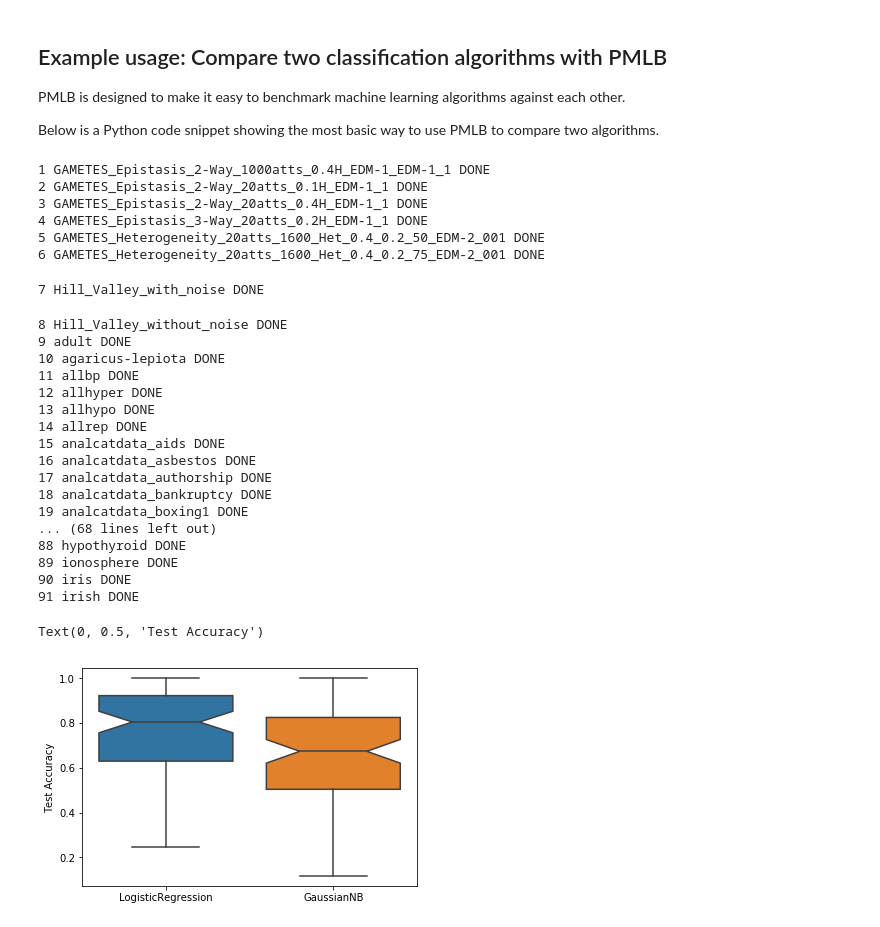
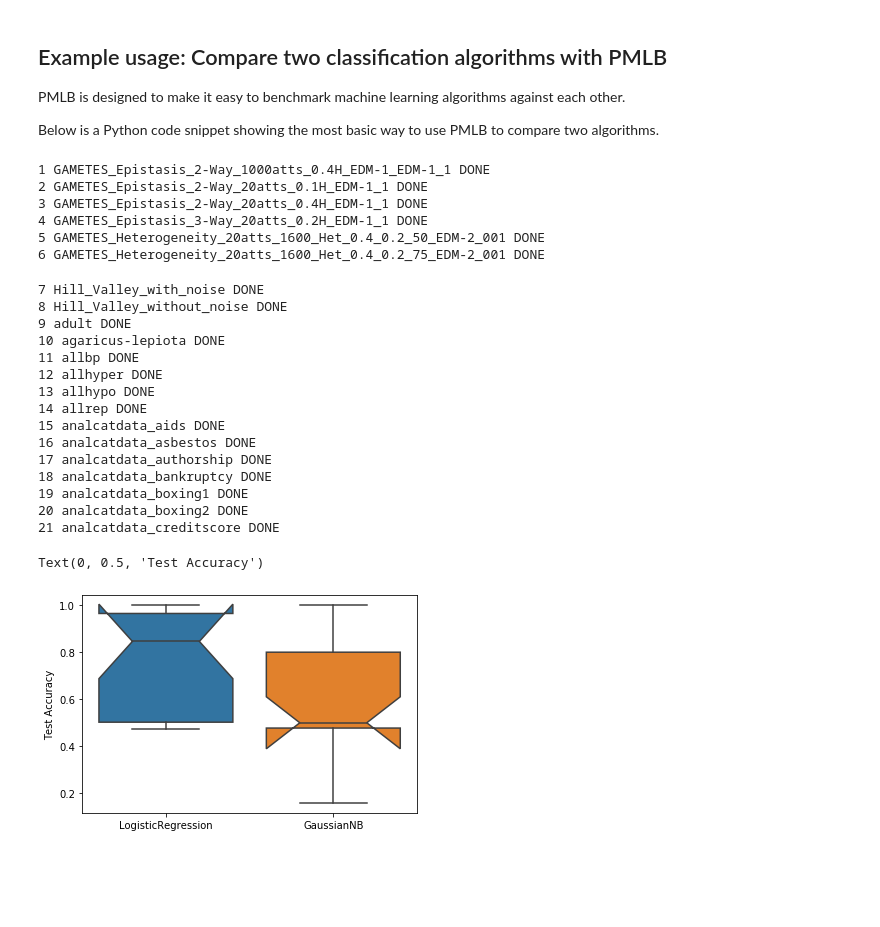
Before and after one commit to webvalley/scientific-python, a Jupyter notebook: 4-pmlb.ipynb, the cells around one changed output. Cells and saved outputs as stored; diff of their text form; code cells hidden in the pictures; blank space fills up the shorter version.

```diff
--- a/4-pmlb.ipynb
+++ b/4-pmlb.ipynb
@@ -223,50 +241,47 @@ from pmlb import fetch_data, classification_dataset_names
 logit_test_scores = []
 gnb_test_scores = []
 
 for i, classification_dataset in enumerate(classification_dataset_names):
-    if i > 90:
+    if i > 20:
         break
 
     X, y = fetch_data(classification_dataset, return_X_y=True)
     train_X, test_X, train_y, test_y = train_test_split(X, y)
 
     logit = LogisticRegression(solver='liblinear', multi_class='auto', )
     gnb = GaussianNB()
 
     logit.fit(train_X, train_y)
     gnb.fit(train_X, train_y)
 
     logit_test_scores.append(logit.score(test_X, test_y))
     gnb_test_scores.append(gnb.score(test_X, test_y))
     print('{} {} DONE'.format(i+1, classification_dataset))
 
 sb.boxplot(data=[logit_test_scores, gnb_test_scores], notch=True)
 plt.xticks([0, 1], ['LogisticRegression', 'GaussianNB'])
 plt.ylabel('Test Accuracy')
 # %% [output]
 1 GAMETES_Epistasis_2-Way_1000atts_0.4H_EDM-1_EDM-1_1 DONE
 2 GAMETES_Epistasis_2-Way_20atts_0.1H_EDM-1_1 DONE
 3 GAMETES_Epistasis_2-Way_20atts_0.4H_EDM-1_1 DONE
 4 GAMETES_Epistasis_3-Way_20atts_0.2H_EDM-1_1 DONE
 5 GAMETES_Heterogeneity_20atts_1600_Het_0.4_0.2_50_EDM-2_001 DONE
 6 GAMETES_Heterogeneity_20atts_1600_Het_0.4_0.2_75_EDM-2_001 DONE
 7 Hill_Valley_with_noise DONE
+8 Hill_Valley_without_noise DONE
+9 adult DONE
+10 agaricus-lepiota DONE
+11 allbp DONE
+12 allhyper DONE
+13 allhypo DONE
+14 allrep DONE
+15 analcatdata_aids DONE
+16 analcatdata_asbestos DONE
+17 analcatdata_authorship DONE
+18 analcatdata_bankruptcy DONE
+19 analcatdata_boxing1 DONE
+20 analcatdata_boxing2 DONE
+21 analcatdata_creditscore DONE
-8 Hill_Valley_without_noise DONE
-9 adult DONE
-10 agaricus-lepiota DONE
-11 allbp DONE
-12 allhyper DONE
-13 allhypo DONE
-14 allrep DONE
-15 analcatdata_aids DONE
-16 analcatdata_asbestos DONE
-17 analcatdata_authorship DONE
-18 analcatdata_bankruptcy DONE
-19 analcatdata_boxing1 DONE
-... (68 lines left out)
-88 hypothyroid DONE
-89 ionosphere DONE
-90 iris DONE
-91 irish DONE
+Text(0, 0.5, 'Test Accuracy')
-Text(0, 0.5, 'Test Accuracy')
-[figure, old version]
+[figure, new version]
```
Also changed, not shown: parts of 4 cells of this notebook.
